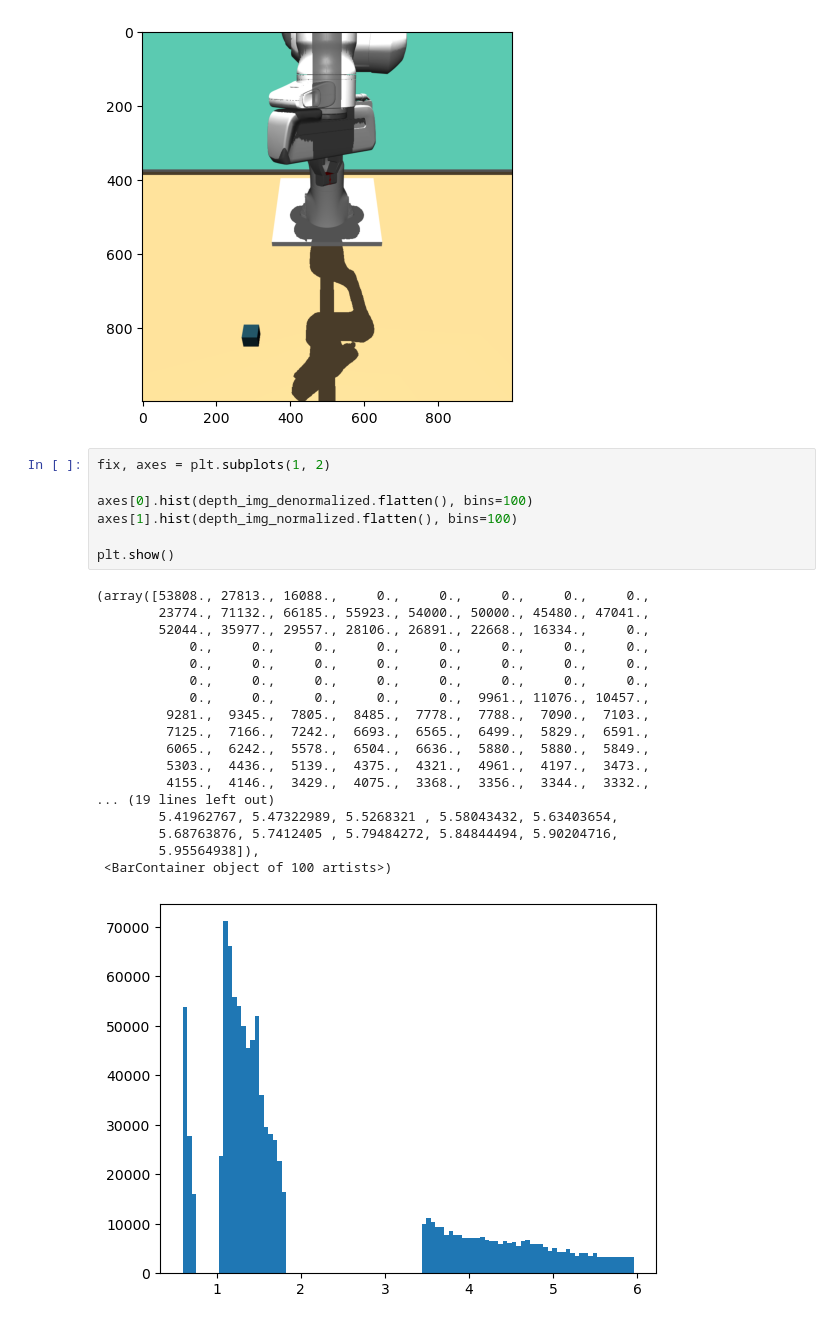
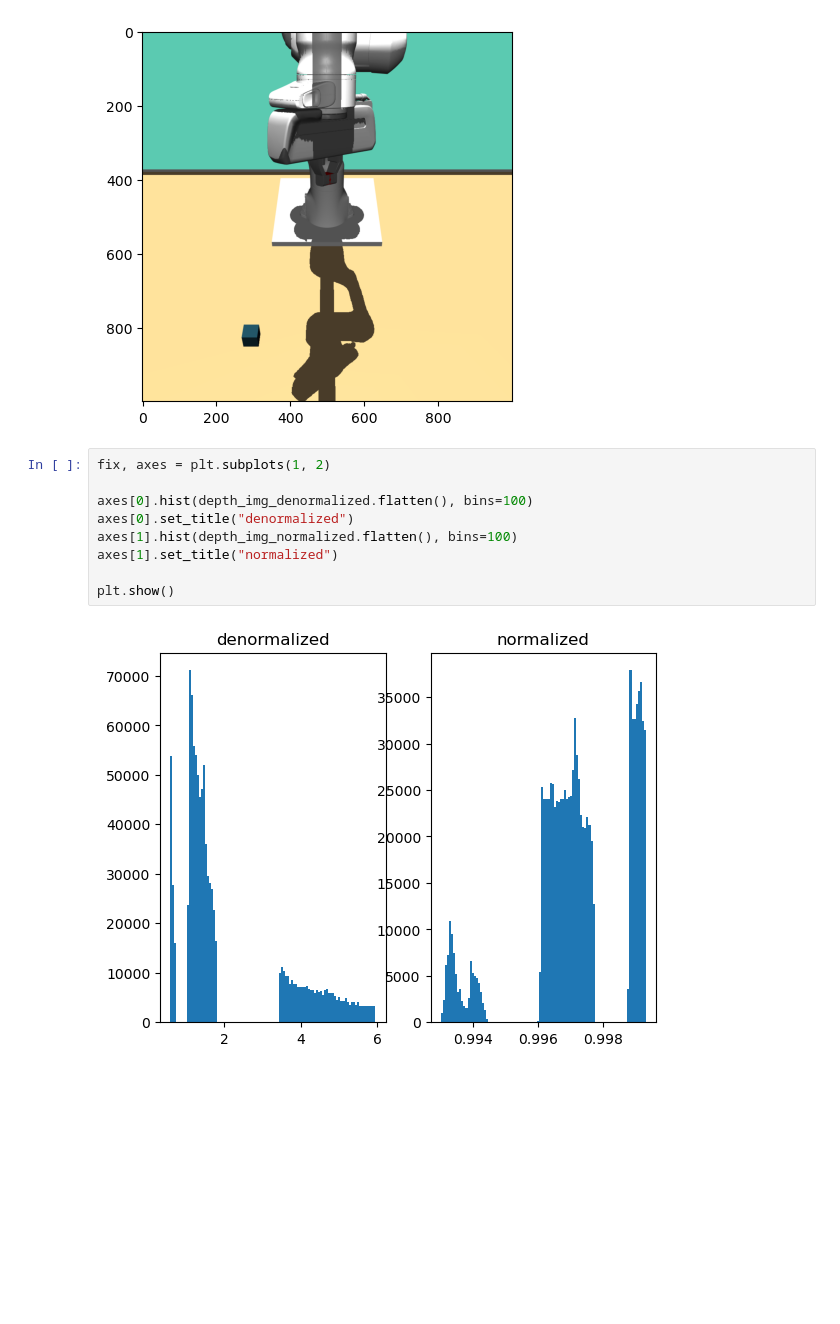
Before and after one commit to m0dd0/ALRSimulationTools, a Jupyter notebook: notebooks/03_test_depth_denormalizing.ipynb, the cells around one changed output. Saved outputs shown, nothing was run; the diff lists cells and outputs as text; blank space fills up the shorter version.

```diff
--- a/notebooks/03_test_depth_denormalizing.ipynb
+++ b/notebooks/03_test_depth_denormalizing.ipynb
@@ -54,26 +52,11 @@ plt.imshow(rgb_img)
 # %%
 fix, axes = plt.subplots(1, 2)
 
 axes[0].hist(depth_img_denormalized.flatten(), bins=100)
+axes[0].set_title("denormalized")
 axes[1].hist(depth_img_normalized.flatten(), bins=100)
+axes[1].set_title("normalized")
 
 plt.show()
 # %% [output]
-(array([53808., 27813., 16088.,     0.,     0.,     0.,     0.,     0.,
-        23774., 71132., 66185., 55923., 54000., 50000., 45480., 47041.,
-        52044., 35977., 29557., 28106., 26891., 22668., 16334.,     0.,
-            0.,     0.,     0.,     0.,     0.,     0.,     0.,     0.,
-            0.,     0.,     0.,     0.,     0.,     0.,     0.,     0.,
-            0.,     0.,     0.,     0.,     0.,     0.,     0.,     0.,
-            0.,     0.,     0.,     0.,     0.,  9961., 11076., 10457.,
-         9281.,  9345.,  7805.,  8485.,  7778.,  7788.,  7090.,  7103.,
-         7125.,  7166.,  7242.,  6693.,  6565.,  6499.,  5829.,  6591.,
-         6065.,  6242.,  5578.,  6504.,  6636.,  5880.,  5880.,  5849.,
-         5303.,  4436.,  5139.,  4375.,  4321.,  4961.,  4197.,  3473.,
-         4155.,  4146.,  3429.,  4075.,  3368.,  3356.,  3344.,  3332.,
-... (19 lines left out)
-        5.41962767, 5.47322989, 5.5268321 , 5.58043432, 5.63403654,
-        5.68763876, 5.7412405 , 5.79484272, 5.84844494, 5.90204716,
-        5.95564938]),
- <BarContainer object of 100 artists>)
-[figure, old version]
+[figure, new version]
```
Also changed, not shown: parts of 1 cell of this notebook.
